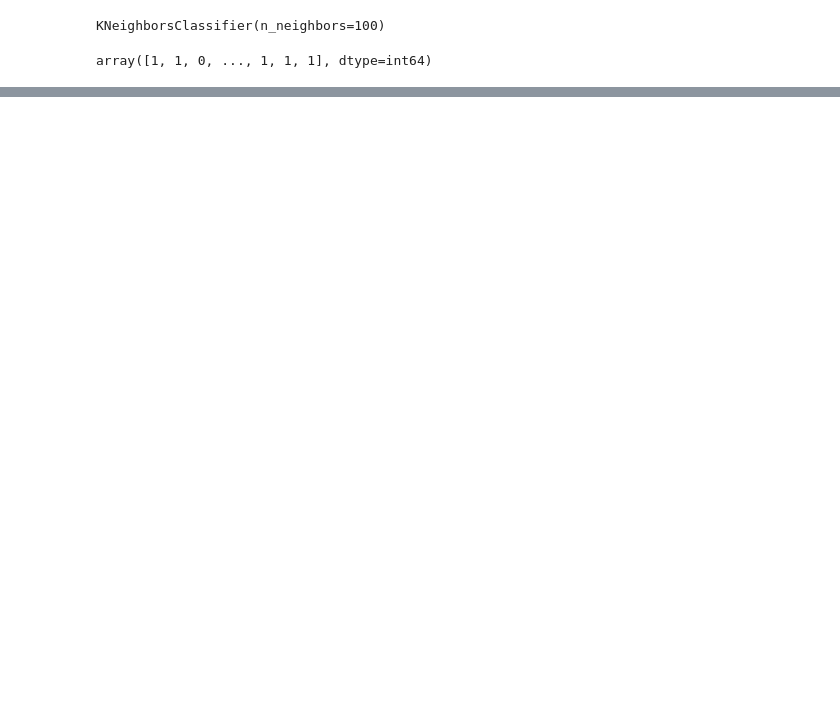
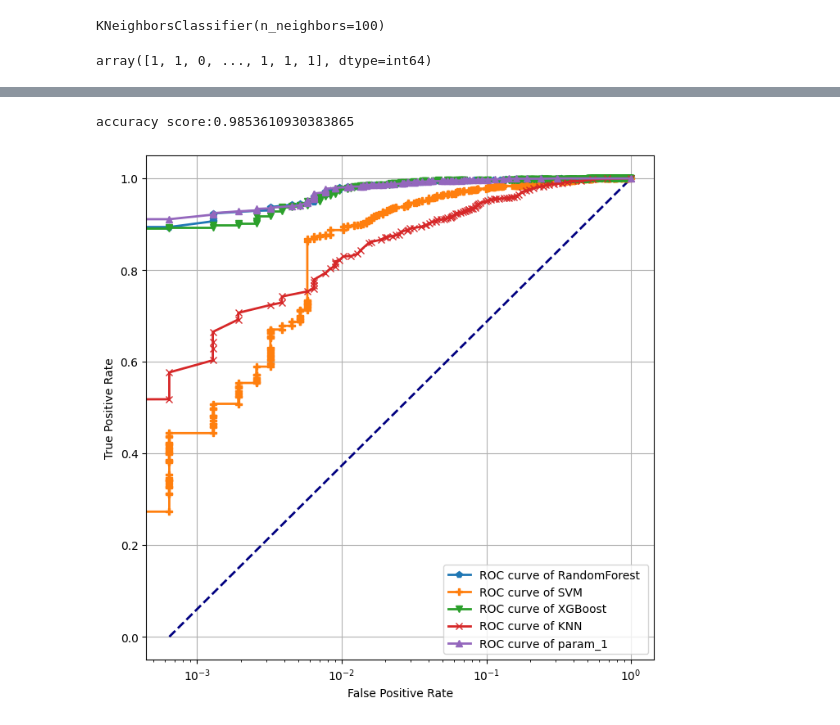
Before and after one commit to dukechain2333/ST112-Final, a Jupyter notebook: Phishing_BestFirst_Demo.ipynb, the cells around one changed output, grey strips where cells are left out. Cells and saved outputs as stored; diff of their text form; code cells hidden in the pictures; blank space fills up the shorter version.

```diff
--- a/Phishing_BestFirst_Demo.ipynb
+++ b/Phishing_BestFirst_Demo.ipynb
@@ -93,3 +94,4 @@ label_predict_RF
 array([1, 1, 0, ..., 0, 1, 1], dtype=int64)
 # %%
 accuracy_score(y_test, label_predict_RF)
+accuracy.append(accuracy_score(y_test, label_predict_RF))
@@ -115,3 +116,4 @@ label_predict_SVM
 array([1, 1, 0, ..., 0, 1, 1], dtype=int64)
 # %%
 accuracy_score(y_test,label_predict_SVM)
+accuracy.append(accuracy_score(y_test, label_predict_SVM))
@@ -144,3 +144,4 @@ label_predict_XGBoost
 array([1, 1, 0, ..., 0, 1, 1], dtype=int64)
 # %%
 accuracy_score(y_test,label_predict_XGBoost)
+accuracy.append(accuracy_score(y_test, label_predict_XGBoost))
@@ -176,0 +175,13 @@ plot_roc(y_test=y_test, label_proba=label_proba,arg_name=arg_name)
+# %%
+model = RandomForestClassifier()
+model.fit(X_train, y_train)
+label_predict_RF_1 = model.predict(X_test)
+print("accuracy score:"+str(accuracy_score(y_test, label_predict_RF_1)))
+accuracy.append(accuracy_score(y_test, label_predict_RF_1))
+label_proba_RF_1 = model.predict_proba(X_test)
+arg_name.append('param_1')
+label_proba.append(label_proba_RF_1)
+plot_roc(y_test=y_test, label_proba=label_proba,arg_name=arg_name)
+# %% [output]
+accuracy score:0.9853610930383865
+[figure, added]
```
Also changed, not shown: parts of 19 cells of this notebook, 1 other file.
